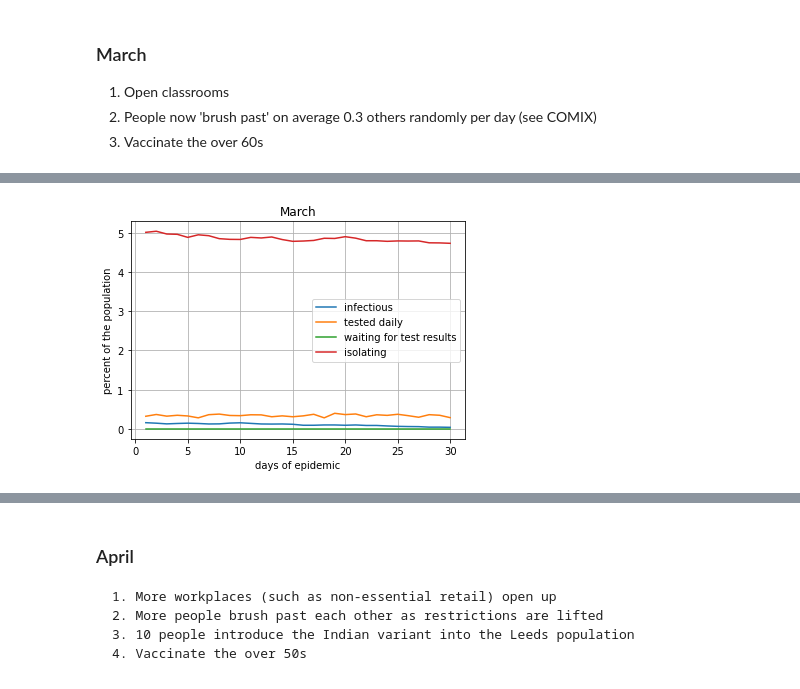
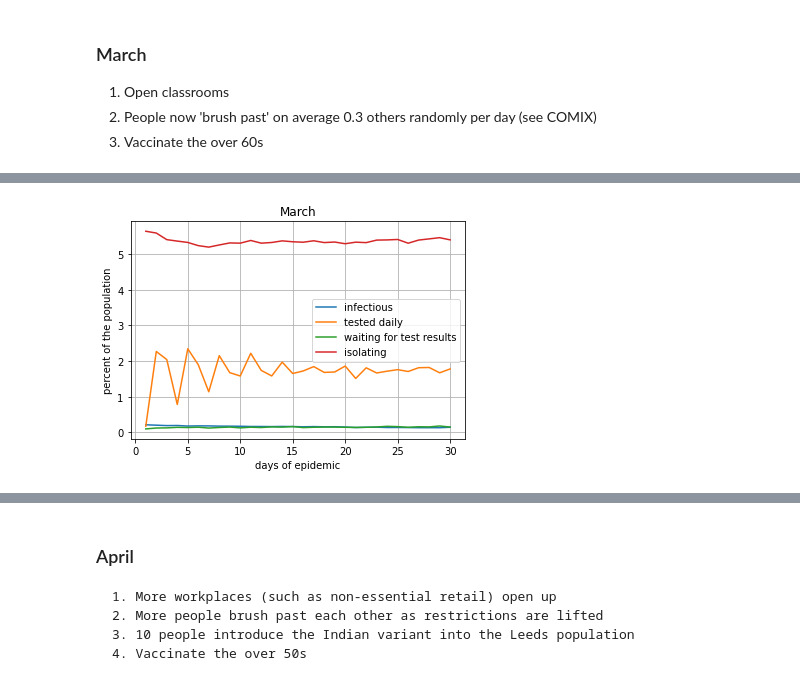
Before and after one commit to jeremy-large/CODiT, a Jupyter notebook: share/codit/notebooks/surge_vaccinations.ipynb, the cells around one changed output, grey strips where cells are left out. Drawn from its saved outputs; the diff is of its cells as text; code cells hidden in the pictures.

```diff
--- a/share/codit/notebooks/surge_vaccinations.ipynb
+++ b/share/codit/notebooks/surge_vaccinations.ipynb
@@ -32,5 +28,5 @@ from codit.society.alternatives import UKSociety
 # %%
-POPULATION_SIZE = city_paras["Leeds"]['population'] // 20
+POPULATION_SIZE = city_paras["Leeds"]['population']
 # %%
 # Most classrooms and workplaces are closed
 LOCKDOWN_CFG = dict(classrooms=0.66, workplaces=0.66, ephemeral_contact=0.0)
@@ -43,7 +39,7 @@ pop = CityPopulation(POPULATION_SIZE, Society(config=dict(X_IMMUNITY=X_IMMUNITY)
                      person_type=PersonCovid, lockdown_config=LOCKDOWN_CFG)
 
 SOCIETY_CFG = dict(DAILY_TEST_CAPACITY_PER_HEAD=0.01,
-                            PROB_APPLY_FOR_TEST_IF_SYMPTOMS=0.33)
+                   PROB_APPLY_FOR_TEST_IF_SYMPTOMS=0.25)
 
 soc = UKSociety(config=SOCIETY_CFG)
 # %% [output]
@@ -120,0 +117,3 @@ for i, p in enumerate(pop.people):
+# %%
+from codit.society.lateral import LateralFlowUK
+lat_flow_soc = LateralFlowUK(config=SOCIETY_CFG)
@@ -121,5 +122,5 @@ for i, p in enumerate(pop.people):
 # %%
-o_March = Outbreak(soc, n_days=DAYS_MONTH, population=pop, reset_population=False)
+o_March = Outbreak(lat_flow_soc, n_days=DAYS_MONTH, population=pop, reset_population=False)
 o_March.recorder.add_component(WardComponent(o_March))
 o_March.simulate()
 o_March.recorder.plot(title="March")
@@ -131 +133 @@ o_March.recorder.plot(title="March")
-[figure, old version]
+[figure, new version]
```
Also changed, not shown: parts of 27 cells of this notebook, 5 other files.
